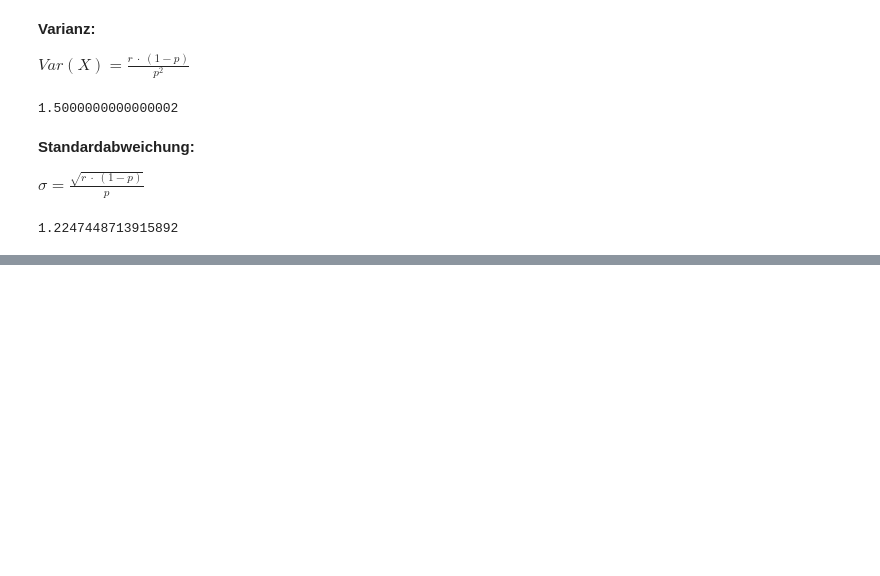
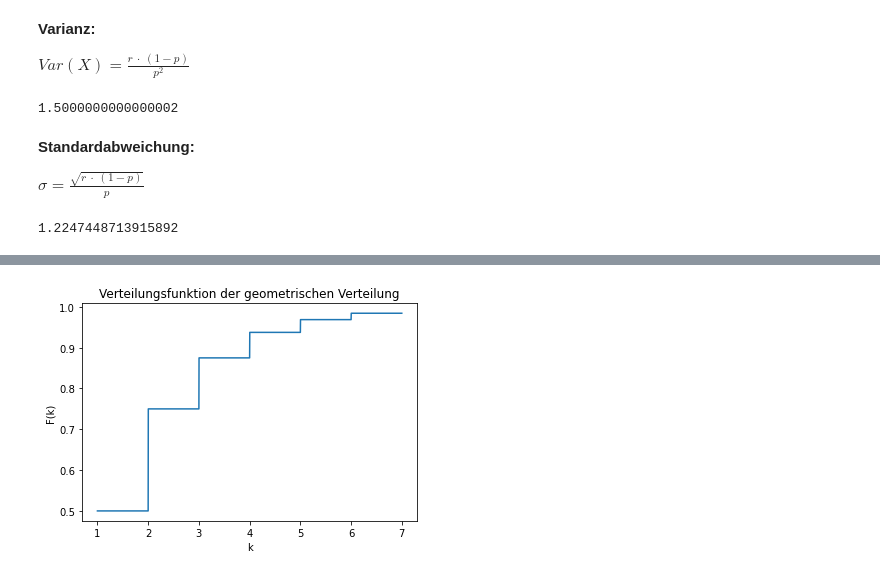
Before and after one commit to nicokossmann/Wahrscheinlichkeitsverteilungen, a Jupyter notebook: statistik.ipynb, the cells around one changed output, grey strips where cells are left out. Saved outputs shown, nothing was run; the diff lists cells and outputs as text; code cells hidden in the pictures; blank space fills up the shorter version.

```diff
--- a/statistik.ipynb
+++ b/statistik.ipynb
@@ -286,0 +343,11 @@ plt.show()
+# %%
+k = np.arange(1, n+1, 0.001)
+geo = np.array(geom.cdf(k, p))
+# %%
+plt.plot(k, geo)
+plt.title("Verteilungsfunktion der geometrischen Verteilung")
+plt.xlabel("k")
+plt.ylabel("F(k)")
+plt.show()
+# %% [output]
+[figure, added]
```
Also changed, not shown: parts of 16 cells of this notebook.
